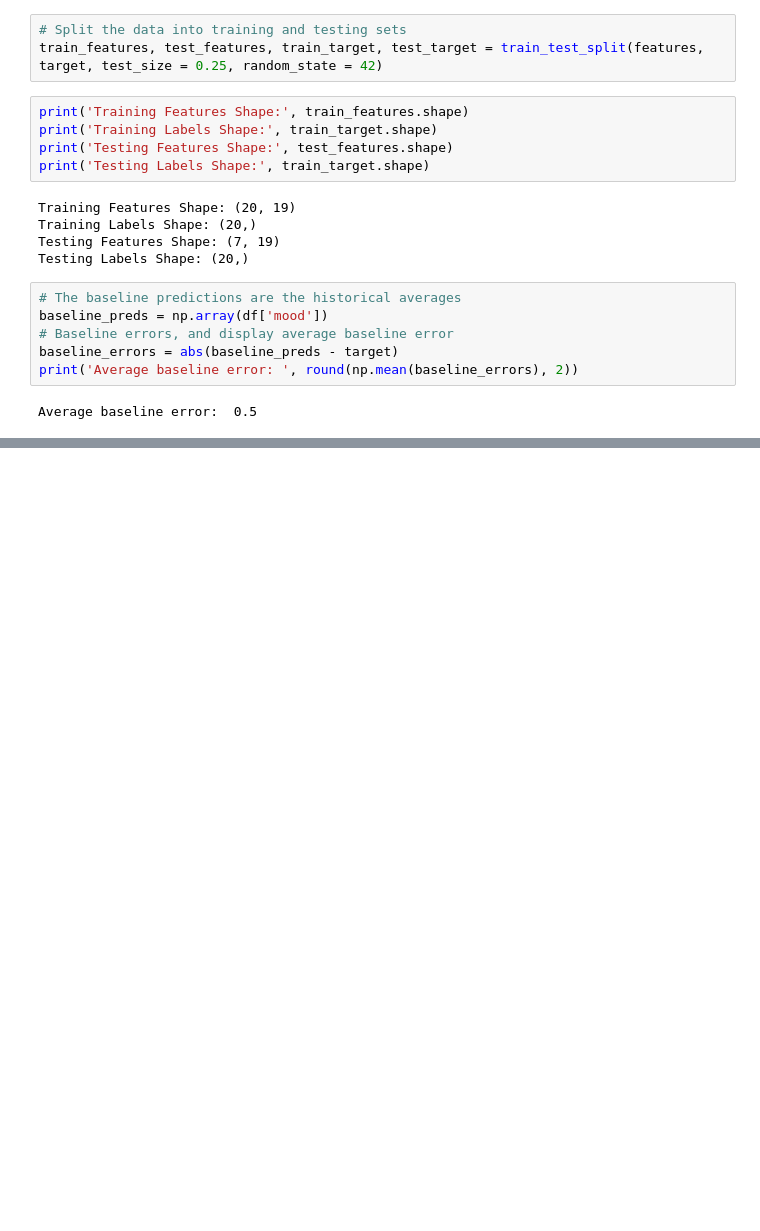
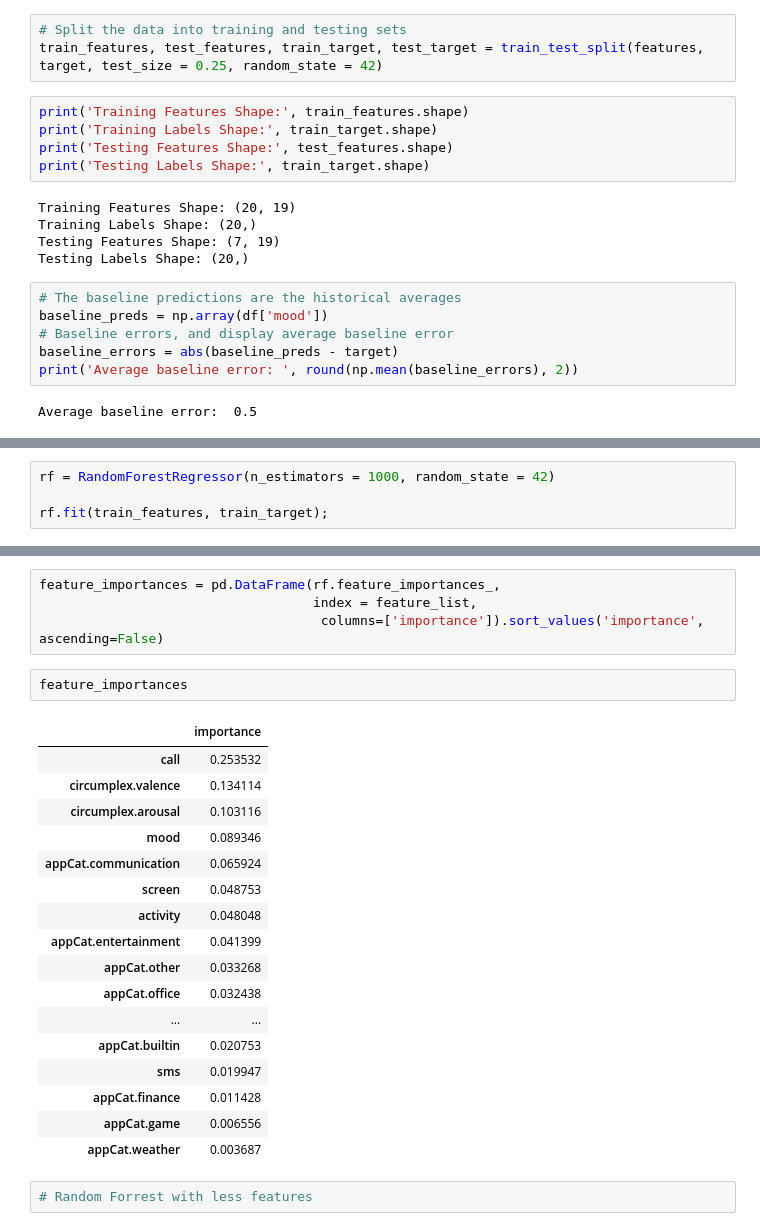
Before and after one commit to benplatten/DMT_A1, a Jupyter notebook: modelling.ipynb, the cells around one changed output, grey strips where cells are left out. Drawn from its saved outputs; the diff is of its cells as text; blank space fills up the shorter version.

```diff
--- a/modelling.ipynb
+++ b/modelling.ipynb
@@ -80,0 +75,4 @@ array([7.68      , 5.66666667, 7.5       , 6.91304348, 6.9375    ,
+# %%
+rf = RandomForestRegressor(n_estimators = 1000, random_state = 42)
+
+rf.fit(train_features, train_target);
@@ -80,0 +104,26 @@ array([7.68      , 5.66666667, 7.5       , 6.91304348, 6.9375    ,
+# %%
+feature_importances = pd.DataFrame(rf.feature_importances_,
+                                   index = feature_list,
+                                    columns=['importance']).sort_values('importance', ascending=False)
+# %%
+feature_importances
+# %% [output]
+|  | importance |
+| call | 0.253532 |
+| circumplex.valence | 0.134114 |
+| circumplex.arousal | 0.103116 |
+| mood | 0.089346 |
+| appCat.communication | 0.065924 |
+| screen | 0.048753 |
+| activity | 0.048048 |
+| appCat.entertainment | 0.041399 |
+| appCat.other | 0.033268 |
+| appCat.office | 0.032438 |
+| ... | ... |
+| appCat.builtin | 0.020753 |
+| sms | 0.019947 |
+| appCat.finance | 0.011428 |
+| appCat.game | 0.006556 |
+| appCat.weather | 0.003687 |
+# %%
+# Random Forrest with less features
```
Also changed, not shown: parts of 20 cells of this notebook, 5 other files.
